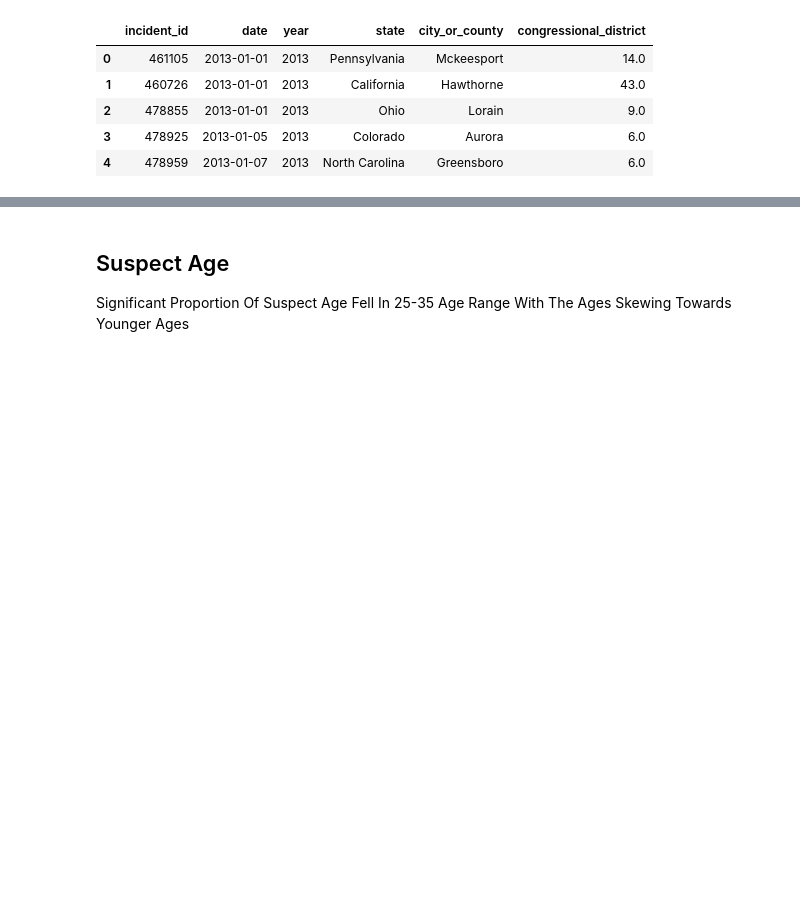
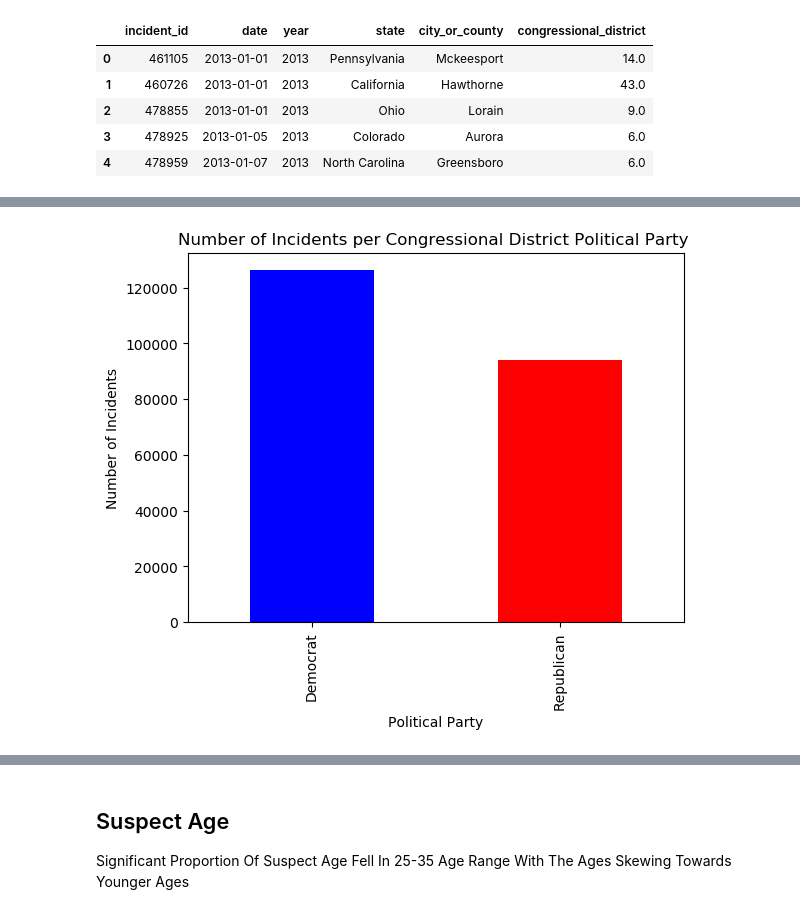
Before and after one commit to vivianndo/ads508_gunviolence, a Jupyter notebook: notebooks/Data_Preparation.ipynb, the cells around one changed output, grey strips where cells are left out. Saved outputs shown, nothing was run; the diff lists cells and outputs as text; code cells hidden in the pictures; blank space fills up the shorter version.

```diff
--- a/notebooks/Data_Preparation.ipynb
+++ b/notebooks/Data_Preparation.ipynb
@@ -468,7 +469,6 @@ df_cities.head(5)
 # %% [markdown]
 # Insert Data into Pandas Dataframes
 # %%
-# df = pd.read_csv("{}/gun_violence.csv".format(s3_path))
-# df.head()
-print("{}/gun_violence.csv".format(s3_path))
+df = pd.read_csv("{}/gun_violence.csv".format(s3_path))
+df.head()
 # %% [output]
@@ -732,20 +774,22 @@ plt.show()
 # %%
 # Setting up a bar chart to show the amount of incident ids
 # per political party
 grouped_data = df.groupby('group')['incident_id'].count()
 
 grouped_data.sort_index(inplace = True)
 
 color_dict = {'Democrat': 'blue', 'Republican': 'red'}
 grouped_data.plot(kind='bar', color=[color_dict.get(x) for x in grouped_data.index])
 
 # Set the title and labels for the bar chart
-plt.title('Number of Incidents per Congressional District Political Party 2013-2018')
+plt.title('Number of Incidents per Congressional District Political Party ')
 plt.xlabel('Political Party')
 plt.ylabel('Number of Incidents')
 
 # Display the bar chart
 plt.show()
+# %% [output]
+[figure, added]
 # %%
 # One hot encoding the "group" variable to cast "democrat" and "republican"
 # into boolean variables to use in the model.
```
Also changed, not shown: parts of 57 cells of this notebook, 1 other file.
